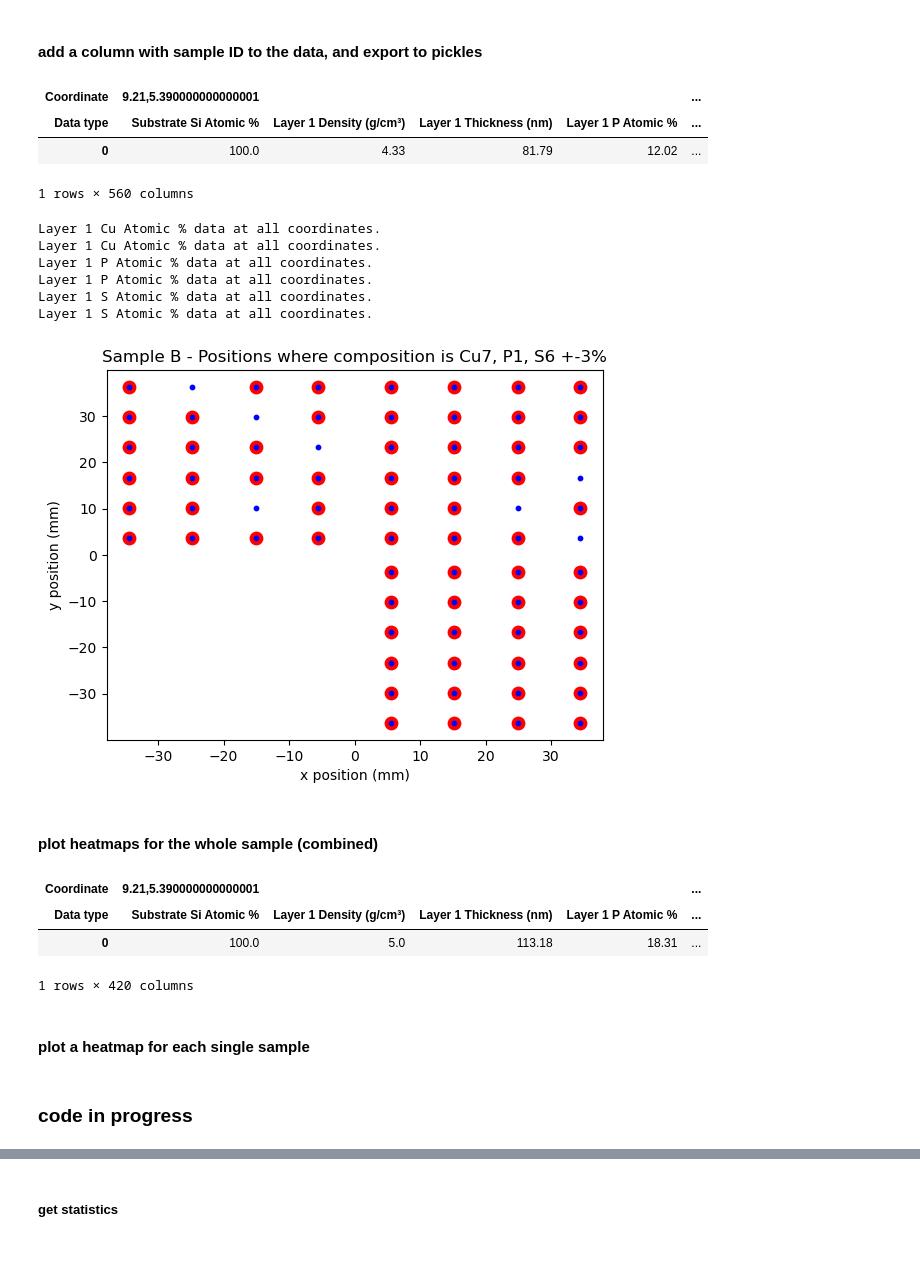
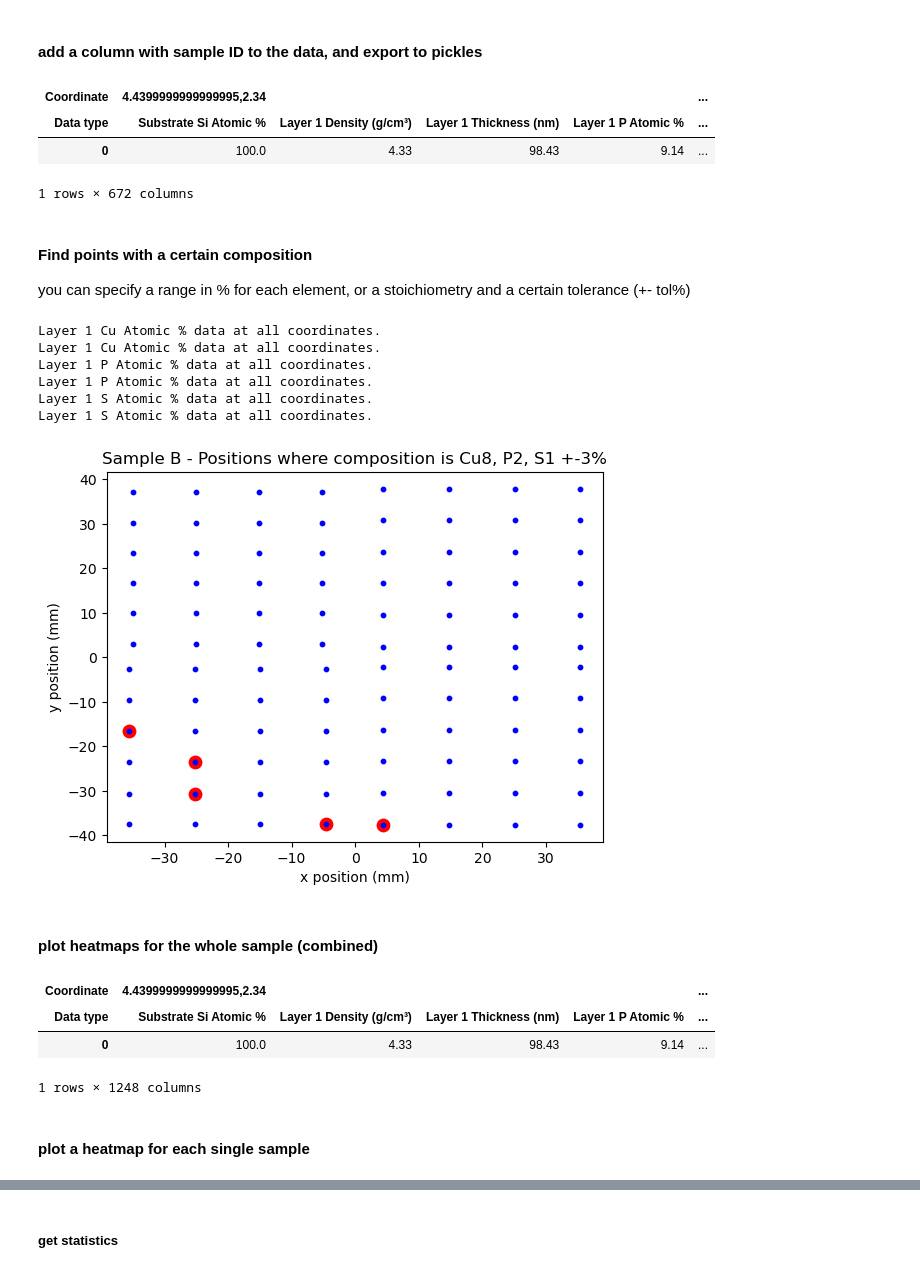
Before and after one commit to DTU-Nanolab-materials-discovery/intern-data-handling-and-fitting, a Jupyter notebook: EDX.ipynb, the cells around one changed output, grey strips where cells are left out. Saved outputs shown, nothing was run; the diff lists cells and outputs as text; code cells hidden in the pictures.

```diff
--- a/EDX.ipynb
+++ b/EDX.ipynb
@@ -54,11 +59,10 @@ for name in names:
 # %%
-folder= r"Z:\P110143-phosphosulfides-Andrea\Data\Samples\mittma_0020_Cu\EDX\excels"
-sample_n = 16
+folder= r"Z:\P110143-phosphosulfides-Andrea\Data\Samples\mittma_0022_Cu\EDX\excels"
 
-sample = "mittma_0020_Cu"
+sample = "mittma_0022"
 pos = [ "BR",
         "FR",
-        # "FL",
+        "FL",
         "BL"
         ]
 # pos= ['B']
@@ -69,21 +71,26 @@ load the data
 datas = [pd.DataFrame() for _ in pos]
 
 for i in range(0,len(pos)):
-    file = sample+"_"+pos[i]+"_new_coords.xlsx" #change to coords, sample_coords, stage_coords, translated as needed
+    file = sample+"_"+pos[i]+"_sample_coords.xlsx" #change to coords, sample_coords, stage_coords, translated as needed
     filepath = os.path.join(folder, file)
     grid = measurement_grid(200,200,38,38,-19,-19)
     datas[i], coords = read_layerprobe(filepath, grid, sheetname="Sheet1")
     plt.figure()
     plot_grid(coords, grid)
 
+# if not all four squares are present, comment out the ones that are missing,
+# and correct the numbers in datas[i], so that they are 0, 1, 2..
+
 data__BR, coords_BR = translate_data(datas[0], 20,20)
 data__FR, coords_FR = translate_data(datas[1], 20,-20)
-# data__FL, coords_FL = translate_data(datas[2], -20,-20)
-data__BL, coords_BL = translate_data(datas[2], -20,20)
+data__FL, coords_FL = translate_data(datas[2], -20,-20)
+data__BL, coords_BL = translate_data(datas[3], -20,20)
 
 data = combine_data(( data__BR,
                     data__FR,
-                    #  data__FL,
+                     data__FL,
                       data__BL
                     ))
 data0= data.copy()
+
+sample_df= data0.copy()
@@ -94,16 +97,16 @@ data0= data.copy()
 # %% [markdown]
 #### add a column with sample ID to the data, and export to pickles
 # %%
-
+sample_n= 22  # change to the sample number!
 sample_dict = {'Sample ID': [sample_n]*len(data0.columns.get_level_values(0).unique())}
 sample_df = add_info(data0, sample_dict)
 
 display(sample_df)
 # %% [output]
-| Coordinate | 9.21,5.390000000000001 |  |  |  | ... |
+| Coordinate | 4.4399999999999995,2.34 |  |  |  | ... |
 | Data type | Substrate Si Atomic % | Layer 1 Density (g/cm³) | Layer 1 Thickness (nm) | Layer 1 P Atomic % | ... |
-| 0 | 100.0 | 4.33 | 81.79 | 12.02 | ... |
+| 0 | 100.0 | 4.33 | 98.43 | 9.14 | ... |
-1 rows × 560 columns
+1 rows × 672 columns
 # %%
 #%% ------------------export pickle to use elsewhere ---------------------
 
@@ -115,19 +118,21 @@ with open(os.path.join(pickle_path, sample+"_EDS.pkl"), 'wb') as f:
 pickle_path = r"Z:\P110143-phosphosulfides-Andrea\Data\Analysis\guidal\mittma_pickles" # change to your pickle path
 sample= 'mittma_0022'
 with open(os.path.join(pickle_path, sample+"_EDS.pkl"), 'rb') as f:
-    data = pickle.load(f)
+    sample_df = pickle.load(f)
+# %% [markdown]
+#### Find points with a certain composition
+you can specify a range in % for each element, or a stoichiometry and a certain tolerance (+- tol%)
 # %%
 
-sample_df= data.copy()
 # good_comp_df= find_composition(sample_df, 'Cu','P','S', range1=[40,50], range2=[5,10], range3=[40,50],display_option=False)
-good_comp_df= find_composition(sample_df, 'Cu','P','S',display_option=False, stoichiometry=[7,1,6], tolerance= 3, sample='Sample B')
+good_comp_df= find_composition(sample_df, 'Cu','P','S',display_option=False, stoichiometry=[8,2,1], tolerance= 3, sample='Sample B')
 # %% [output]
 Layer 1 Cu Atomic % data at all coordinates.
 Layer 1 Cu Atomic % data at all coordinates.
 Layer 1 P Atomic % data at all coordinates.
 Layer 1 P Atomic % data at all coordinates.
 Layer 1 S Atomic % data at all coordinates.
 Layer 1 S Atomic % data at all coordinates.
-[figure, old version]
+[figure, new version]
 # %% [markdown]
 #### plot heatmaps for the whole sample (combined)
@@ -153,28 +231,30 @@ for datatype in datatypes:
 # %%
-# data= datas[0]
-density_correction= 5/4.33
-data_1= math_on_columns(data, 'Layer 1 Thickness (nm)', density_correction, '*')
-data_1.rename(columns={f'Layer 1 Thickness (nm) * {density_correction}': 'Thickness (nm)'}, inplace=True)
+# calculate ratios or other operations on the data
 
-# data_1= calculate_ratio(data, 'P', 'S')
-# data_1= calculate_ratio(data_1, 'S', 'Cu')
-# data_1= calculate_ratio(data_1, 'P', 'Cu')
+data_1= calculate_ratio(data, 'P', 'S')
+data_1= calculate_ratio(data_1, 'S', 'Cu')
+data_1= calculate_ratio(data_1, 'P', 'Cu')
 
-# data_1= math_on_columns(data_1, 'Layer 1 S Atomic %', 'Layer 1 P Atomic %', '+')
-# data_1= math_on_columns(data_1, 'Layer 1 Cu Atomic %', 'Layer 1 S Atomic % + Layer 1 P Atomic %', '/')
-# data_1.drop(columns=['Layer 1 S Atomic % + Layer 1 P Atomic %'],level=1, inplace=True)
-# data_1.rename(columns={'Layer 1 Cu Atomic % / Layer 1 S Atomic % + Layer 1 P Atomic %': 'Cu/anions'}, inplace=True)
+data_1= math_on_columns(data_1, 'Layer 1 S Atomic %', 'Layer 1 P Atomic %', '+')
+data_1= math_on_columns(data_1, 'Layer 1 Cu Atomic %', 'Layer 1 S Atomic % + Layer 1 P Atomic %', '/')
+data_1.drop(columns=['Layer 1 S Atomic % + Layer 1 P Atomic %'],level=1, inplace=True)
+data_1.rename(columns={'Layer 1 Cu Atomic % / Layer 1 S Atomic % + Layer 1 P Atomic %': 'Cu/anions'}, inplace=True)
 
 
-# data_1= calculate_el_thickness(data_1, 'Cu')
-# data_1= calculate_el_thickness(data_1, 'S')
-# data_1= calculate_el_thickness(data_1, 'P')
+data_1= calculate_el_thickness(data_1, 'Cu')
+data_1= calculate_el_thickness(data_1, 'S')
+data_1= calculate_el_thickness(data_1, 'P')
+
+## correct for density linearly
+# density_correction= 5/4.33
+# data_1= math_on_columns(data, 'Layer 1 Thickness (nm)', density_correction, '*')
+# data_1.rename(columns={f'Layer 1 Thickness (nm) * {density_correction}': 'Thickness (nm)'}, inplace=True)
 
 display(data_1)
 # %% [output]
-| Coordinate | 9.21,5.390000000000001 |  |  |  | ... |
+| Coordinate | 4.4399999999999995,2.34 |  |  |  | ... |
 | Data type | Substrate Si Atomic % | Layer 1 Density (g/cm³) | Layer 1 Thickness (nm) | Layer 1 P Atomic % | ... |
-| 0 | 100.0 | 5.0 | 113.18 | 18.31 | ... |
+| 0 | 100.0 | 4.33 | 98.43 | 9.14 | ... |
-1 rows × 420 columns
+1 rows × 1248 columns
 # %%
 os.makedirs(os.path.join(folder, "ratios"), exist_ok=True)
@@ -227,5 +295,3 @@ data_FL.rename(columns={'Layer 1 Cu Atomic % / Layer 1 P Atomic % + Layer 1 S At
 
 display(data_FL)
 new_heatmap("Bulk Cu/anions ratio", data=data_FL, title = f"{sample}_FL Bulk Cu/anions ratio",savepath= os.path.join(folderpath, f"{sample}_FL Bulk Cu_anions ratio.png"))
-# %% [markdown]
-### code in progress
```
Also changed, not shown: parts of 25 cells of this notebook, 3 other files.
